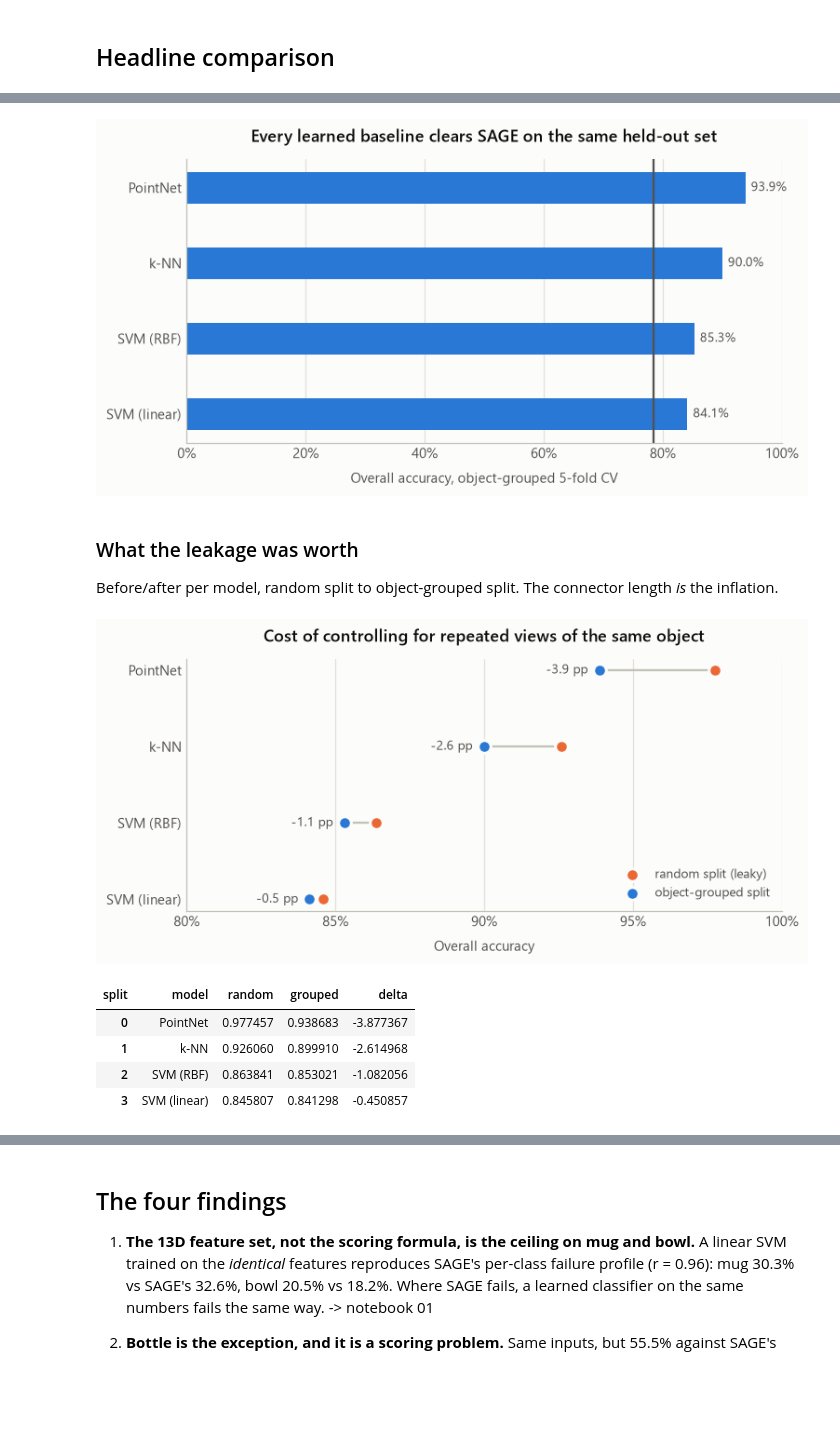
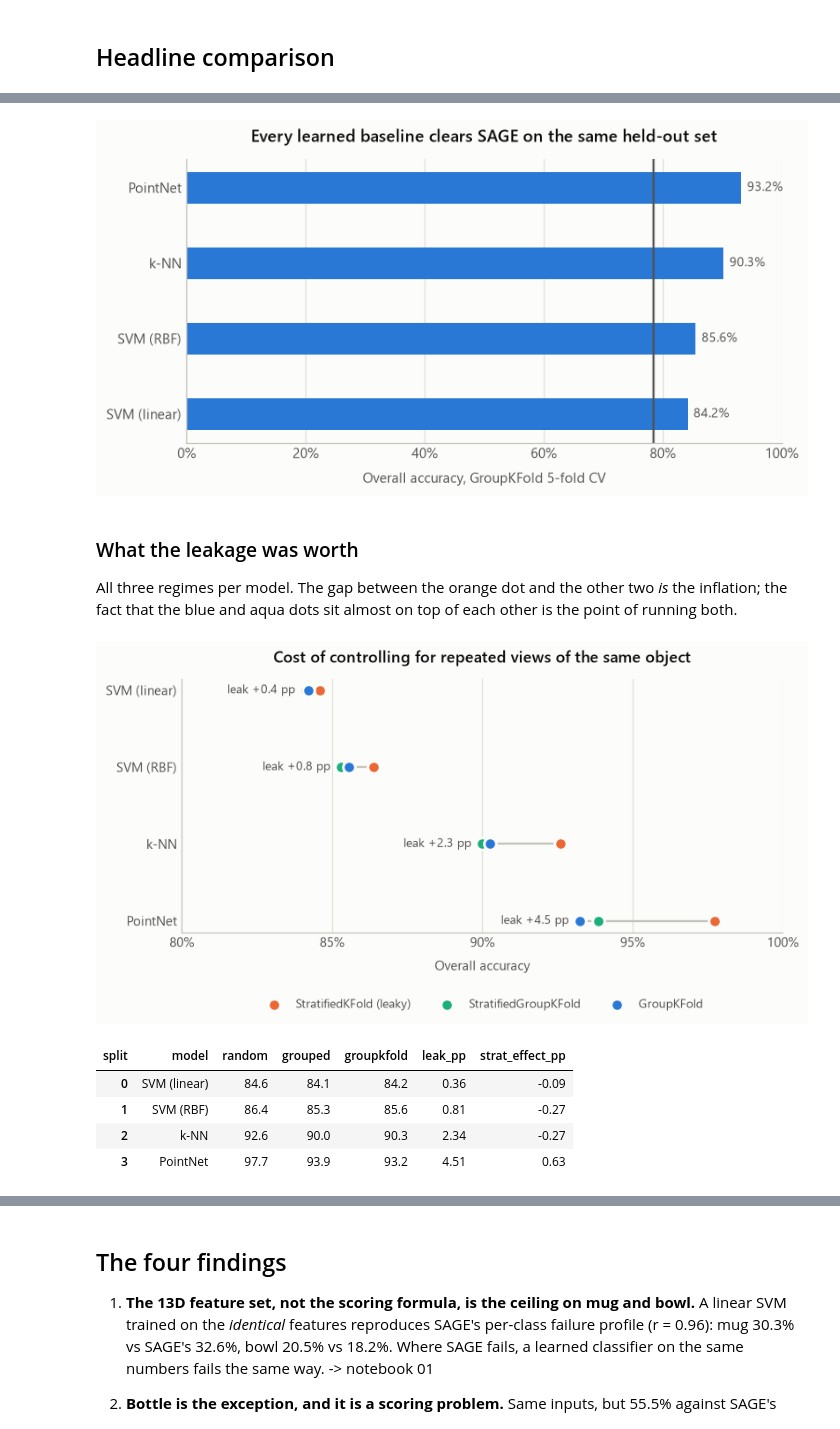
Before and after one commit to shreyan01/pnsg_superquadrics, a Jupyter notebook: sage_baseline_experiments/notebooks/00_overview.ipynb, the cells around one changed output, grey strips where cells are left out. Cells and saved outputs as stored; diff of their text form; code cells hidden in the pictures; blank space fills up the shorter version.

```diff
--- a/sage_baseline_experiments/notebooks/00_overview.ipynb
+++ b/sage_baseline_experiments/notebooks/00_overview.ipynb
@@ -106,8 +189,9 @@ rio.as_percent(headline)[
 # %%
-# Overall accuracy, grouped split, against the SAGE reference line.
+# Overall accuracy under GroupKFold - the regime closest to a real
+# video-level split - against the SAGE reference line.
 # One series -> one colour; SAGE is a reference rule, not a bar.
 plot_df = (
-    summary[summary["split"] == "grouped"]
+    summary[summary["split"] == "groupkfold"]
     .assign(name=lambda d: d["model"].map(rio.pretty))
     .sort_values("overall_accuracy")
 )
@@ -135,60 +219,63 @@ ax.annotate(
 vs.percent_axis(ax, "x")
 ax.grid(axis="y", visible=False)
 ax.grid(axis="x", visible=True)
-ax.set_xlabel("Overall accuracy, object-grouped 5-fold CV")
+ax.set_xlabel("Overall accuracy, GroupKFold 5-fold CV")
 ax.set_title("Every learned baseline clears SAGE on the same held-out set")
 plt.show()
 # %% [output]
-[figure, old version]
+[figure, new version]
-# %% [markdown]
-### What the leakage was worth
-
-Before/after per model, random split to object-grouped split. The connector
-length *is* the inflation.
+# %% [markdown]
+### What the leakage was worth
+
+All three regimes per model. The gap between the orange dot and the other
+two *is* the inflation; the fact that the blue and aqua dots sit almost on
+top of each other is the point of running both.
 # %%
 paired = (
     summary[summary["split"] != "video_level"]
     .pivot(index="base_model", columns="split", values="overall_accuracy")
     .dropna()
 )
-paired["delta"] = (paired["grouped"] - paired["random"]) * 100
-paired = paired.sort_values("delta")
+# Leak size measured against GroupKFold, the strictest regime.
+paired["leak_pp"] = (paired["random"] - paired["groupkfold"]) * 100
+# Does stratifying the group folds change anything?
+paired["strat_effect_pp"] = (paired["grouped"] - paired["groupkfold"]) * 100
+paired = paired.sort_values("leak_pp")
 
-fig, ax = plt.subplots(figsize=(7.5, 3.2))
+fig, ax = plt.subplots(figsize=(8, 3.4))
 
-vs.dumbbell(
+vs.dot_plot(
     ax,
     [rio.pretty(m) for m in paired.index],
-    paired["random"] * 100,
-    paired["grouped"] * 100,
-    start_color=vs.ORANGE,
-    end_color=vs.BLUE,
-    start_label="random split (leaky)",
-    end_label="object-grouped split",
+    {
+        rio.SPLIT_LABELS[mode]: (paired[mode] * 100, vs.SPLIT_COLORS[mode])
+        for mode in ["random", "grouped", "groupkfold"]
+    },
 )
 
 for position, (_, row) in enumerate(paired.iterrows()):
     ax.annotate(
-        f"{row['delta']:+.1f} pp",
-        xy=(min(row["random"], row["grouped"]) * 100, position),
+        f"leak {row['leak_pp']:+.1f} pp",
+        xy=(row[["random", "grouped", "groupkfold"]].min() * 100, position),
         xytext=(-8, 0), textcoords="offset points",
         va="center", ha="right", fontsize=9, color=vs.INK_SECONDARY,
     )
 
 vs.percent_axis(ax, "x", lo=80, top=100, step=5)
 ax.set_xlabel("Overall accuracy")
 ax.set_title("Cost of controlling for repeated views of the same object")
-ax.legend(loc="lower right")
+ax.legend(loc="upper center", bbox_to_anchor=(0.5, -0.22), ncols=3)
 plt.show()
 
-rio.as_percent(paired.reset_index().assign(
-    model=lambda d: d["base_model"].map(rio.pretty)
-))[["model", "random", "grouped", "delta"]]
+rio.as_percent(
+    paired.reset_index().assign(model=lambda d: d["base_model"].map(rio.pretty)),
+    columns=["random", "grouped", "groupkfold"],
+)[["model", "random", "grouped", "groupkfold", "leak_pp", "strat_effect_pp"]].round(2)
 # %% [output]
-[figure, old version]
+[figure, new version]
-| split | model | random | grouped | delta |
-| 0 | PointNet | 0.977457 | 0.938683 | -3.877367 |
-| 1 | k-NN | 0.926060 | 0.899910 | -2.614968 |
-| 2 | SVM (RBF) | 0.863841 | 0.853021 | -1.082056 |
-| 3 | SVM (linear) | 0.845807 | 0.841298 | -0.450857 |
+| split | model | random | grouped | groupkfold | leak_pp | strat_effect_pp |
+| 0 | SVM (linear) | 84.6 | 84.1 | 84.2 | 0.36 | -0.09 |
+| 1 | SVM (RBF) | 86.4 | 85.3 | 85.6 | 0.81 | -0.27 |
+| 2 | k-NN | 92.6 | 90.0 | 90.3 | 2.34 | -0.27 |
+| 3 | PointNet | 97.7 | 93.9 | 93.2 | 4.51 | 0.63 |
 # %% [markdown]
```
Also changed, not shown: parts of 7 cells of this notebook, 43 other files.
